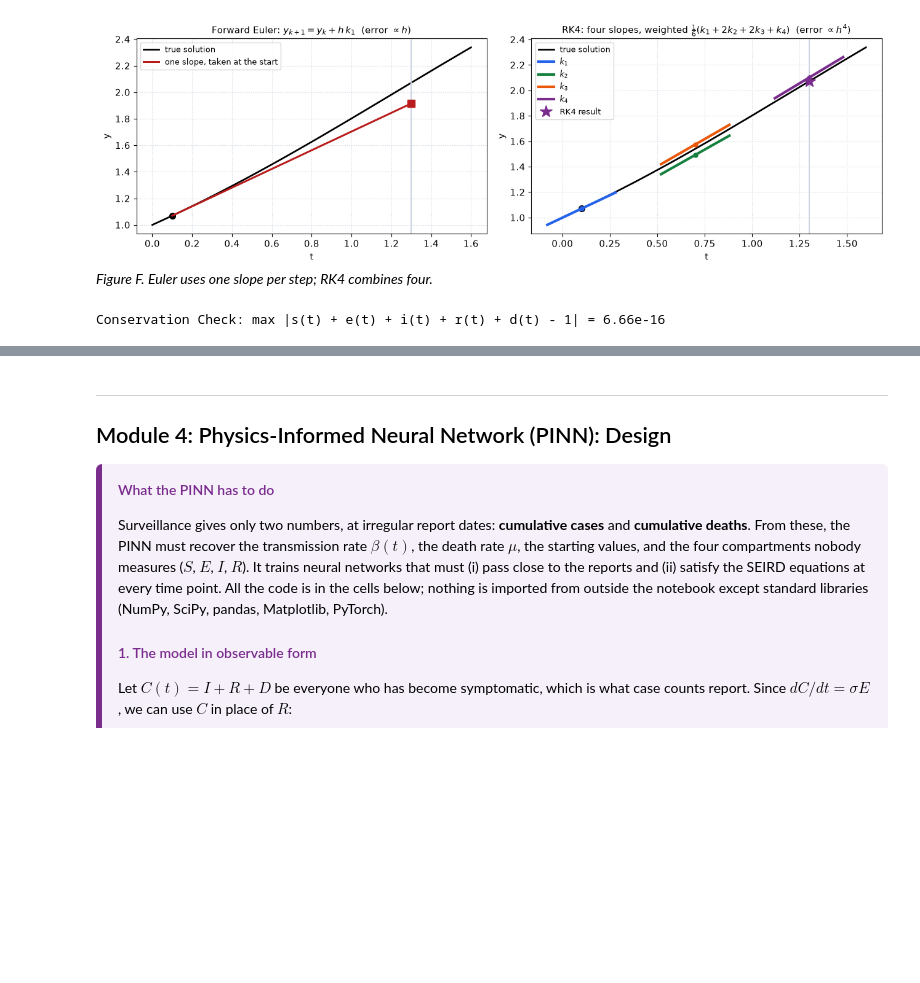
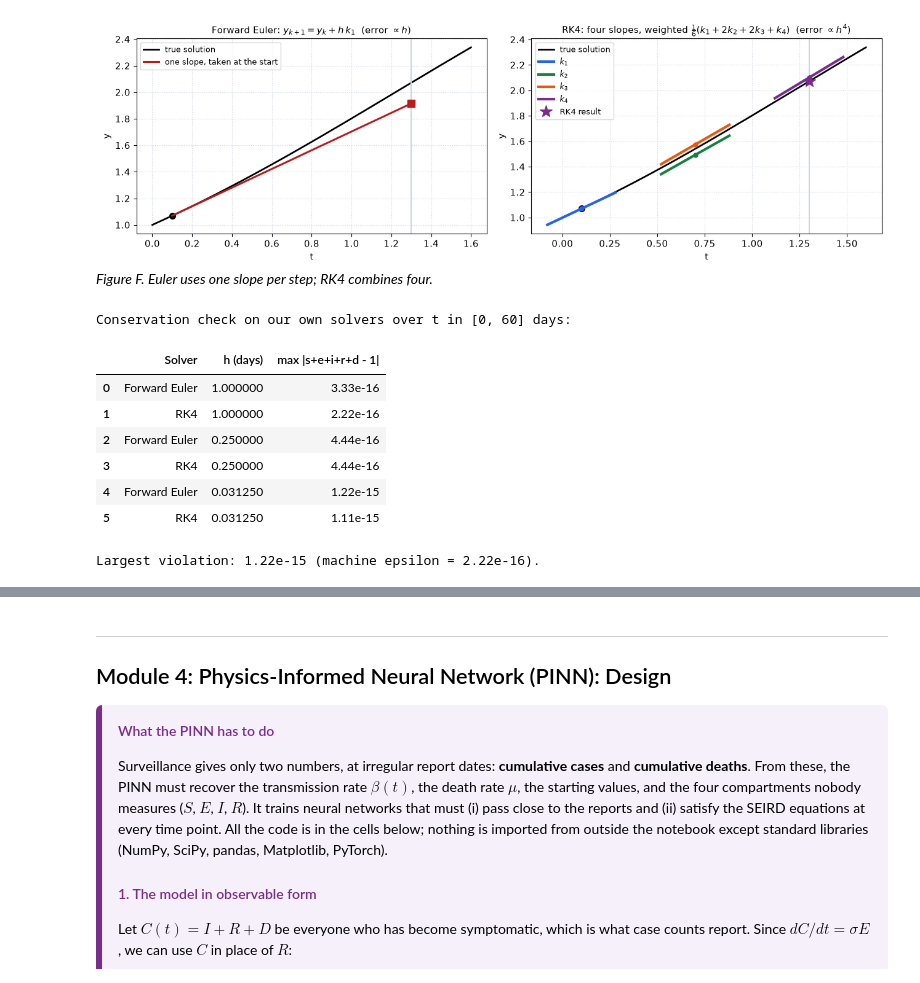
Before and after one commit to Saatwik-ss/SEIRD-Model, a Jupyter notebook: Final_MM_notebook.ipynb, the cells around one changed output, grey strips where cells are left out. Cells and saved outputs as stored; diff of their text form; code cells hidden in the pictures; blank space fills up the shorter version.

```diff
--- a/Final_MM_notebook.ipynb
+++ b/Final_MM_notebook.ipynb
@@ -1219,40 +1236,76 @@ $$y_{k+1} = y_k + \frac{h}{6} (k_1 + 2k_2 + 2k_3 + k_4)$$
 
 *Figure F. Euler uses one slope per step; RK4 combines four.*
 # %%
+# ======================================================================
+# Module 3: Forward Euler and RK4 solvers (vectorised), tight reference
+# solver for E1, and conservation check on our own solvers
+# ======================================================================
+
 def forward_euler(f, y0, t_span, h, *args):
+    """Forward Euler with fixed step h.
+
+    f(t, y, *args) returns dy/dt as a NumPy array (whole state vector at once).
+    Returns the time grid t (N+1,) and the solution y (N+1, len(y0)).
+    """
     t0, tf = t_span
-    N = int(np.round((tf - t0) / h))
+    N = int(np.round((tf - t0) / h))           # number of steps
     t = np.linspace(t0, tf, N + 1)
     y = np.zeros((N + 1, len(y0)))
     y[0] = y0
     for k in range(N):
         y[k + 1] = y[k] + h * f(t[k], y[k], *args)
     return t, y
 
+
 def rk4(f, y0, t_span, h, *args):
+    """Classical fourth-order Runge-Kutta with fixed step h (same interface as forward_euler)."""
     t0, tf = t_span
     N = int(np.round((tf - t0) / h))
     t = np.linspace(t0, tf, N + 1)
     y = np.zeros((N + 1, len(y0)))
     y[0] = y0
     for k in range(N):
-        tk = t[k]
-        yk = y[k]
+        tk, yk = t[k], y[k]
         k1 = f(tk, yk, *args)
         k2 = f(tk + 0.5 * h, yk + 0.5 * h * k1, *args)
         k3 = f(tk + 0.5 * h, yk + 0.5 * h * k2, *args)
         k4 = f(tk + h, yk + h * k3, *args)
         y[k + 1] = yk + (h / 6.0) * (k1 + 2 * k2 + 2 * k3 + k4)
     return t, y
 
-# Verification of Total Population Invariant
+
+# Reference for E1 only: tighter than reference_solution (rtol 1e-12), so that the
+# reference error (~1e-13) stays well below the smallest RK4 error we measure.
+RTOL_E1, ATOL_E1 = 3e-14, 1e-16
+
+def reference_solution_e1(beta_func, y0, t_span, t_eval):
+    sol = solve_ivp(lambda t, y: seird_ode(t, y, beta_func),
+                    t_span, y0, method='DOP853', t_eval=t_eval,
+                    rtol=RTOL_E1, atol=ATOL_E1)
+    return sol.t, sol.y.T
+
+
+# Conservation check: s + e + i + r + d = 1 along OUR solvers' trajectories
 t_span_e1 = (0.0, 60.0)
-t_fine = np.linspace(0.0, 60.0, 601)
-_, y_ref_fine = reference_solution(BETA_CONST, y0_default, t_span_e1, t_fine)
-
-pop_sum = np.sum(y_ref_fine, axis=1)
-max_cons_error = np.max(np.abs(pop_sum - 1.0))
-print(f"Conservation Check: max |s(t) + e(t) + i(t) + r(t) + d(t) - 1| = {max_cons_error:.2e}")
+cons_rows = []
+for h in [1.0, 0.25, 0.03125]:
+    for name, solver in [('Forward Euler', forward_euler), ('RK4', rk4)]:
+        _, y_num = solver(seird_ode, y0_default, t_span_e1, h, BETA_CONST)
+        cons_rows.append({'Solver': name, 'h (days)': h,
+                          'max |s+e+i+r+d - 1|': np.max(np.abs(y_num.sum(axis=1) - 1.0))})
+cons_df = pd.DataFrame(cons_rows)
+print("Conservation check on our own solvers over t in [0, 60] days:")
+display(cons_df.style.format({'max |s+e+i+r+d - 1|': '{:.2e}'}))
+print(f"Largest violation: {cons_df['max |s+e+i+r+d - 1|'].max():.2e} "
+      f"(machine epsilon = {np.finfo(float).eps:.2e}).")
 # %% [output]
-Conservation Check: max |s(t) + e(t) + i(t) + r(t) + d(t) - 1| = 6.66e-16
+Conservation check on our own solvers over t in [0, 60] days:
+|  | Solver | h (days) | max |s+e+i+r+d - 1| |
+| 0 | Forward Euler | 1.000000 | 3.33e-16 |
+| 1 | RK4 | 1.000000 | 2.22e-16 |
+| 2 | Forward Euler | 0.250000 | 4.44e-16 |
+| 3 | RK4 | 0.250000 | 4.44e-16 |
+| 4 | Forward Euler | 0.031250 | 1.22e-15 |
+| 5 | RK4 | 0.031250 | 1.11e-15 |
+Largest violation: 1.22e-15 (machine epsilon = 2.22e-16).
 # %%
```
Also changed, not shown: parts of 9 cells of this notebook, 2 other files.
